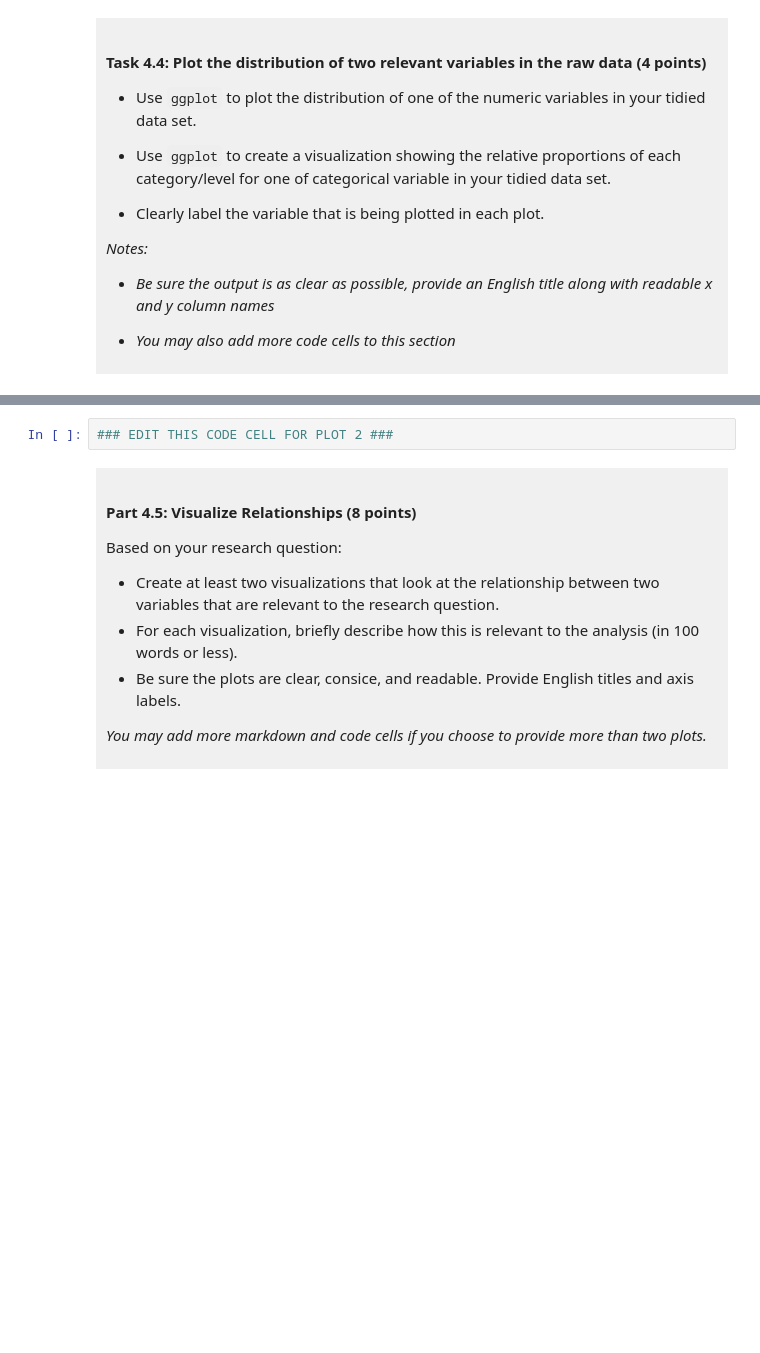
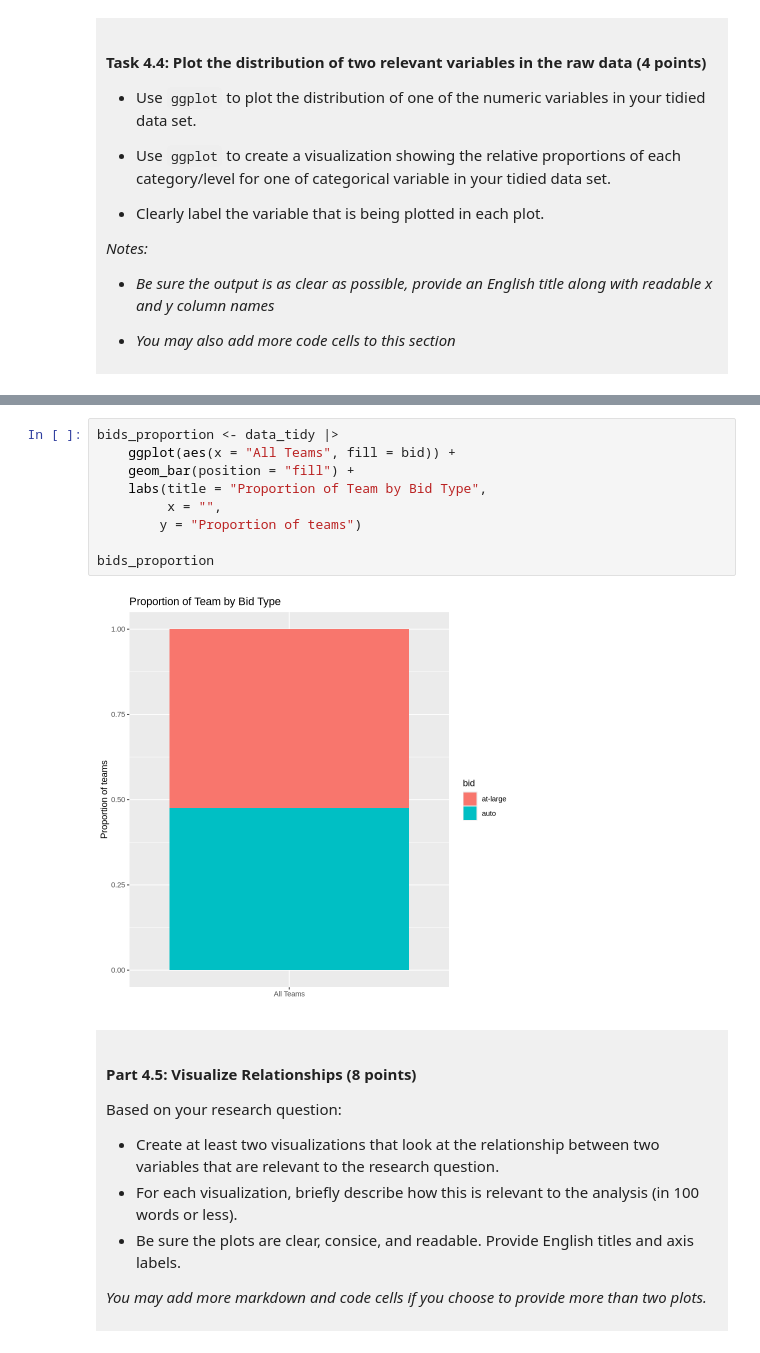
Before and after one commit to wangv8-boop/dsci-100-project-vivienne-wang, a Jupyter notebook: dsci-100-project-notebook.ipynb, the cells around one changed output, grey strips where cells are left out. Saved outputs shown, nothing was run; the diff lists cells and outputs as text; blank space fills up the shorter version.

```diff
--- a/dsci-100-project-notebook.ipynb
+++ b/dsci-100-project-notebook.ipynb
@@ -308,5 +352,14 @@ You will refine your research question (if needed) and produce a tidy data set.
 # %%
-### EDIT THIS CODE CELL FOR PLOT 2 ###
+bids_proportion <- data_tidy |>
+    ggplot(aes(x = "All Teams", fill = bid)) +
+    geom_bar(position = "fill") +
+    labs(title = "Proportion of Team by Bid Type",
+         x = "",
+        y = "Proportion of teams")
+
+bids_proportion
+# %% [output]
+[figure, added]
 # %% [markdown]
 <div style="background-color: #f0f0f0; padding: 10px;">
 
```
Also changed, not shown: parts of 11 cells of this notebook.
